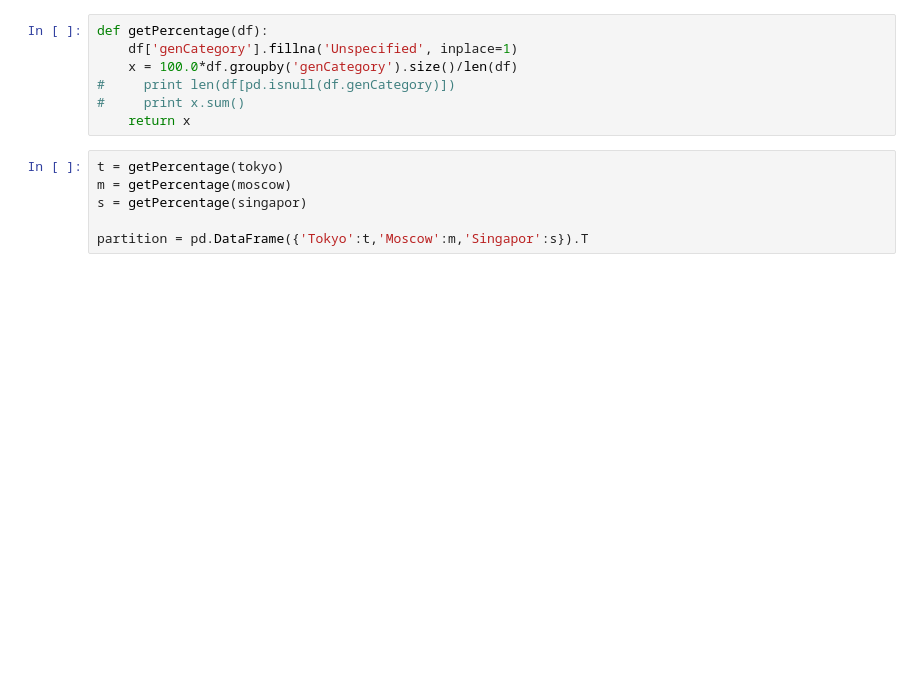
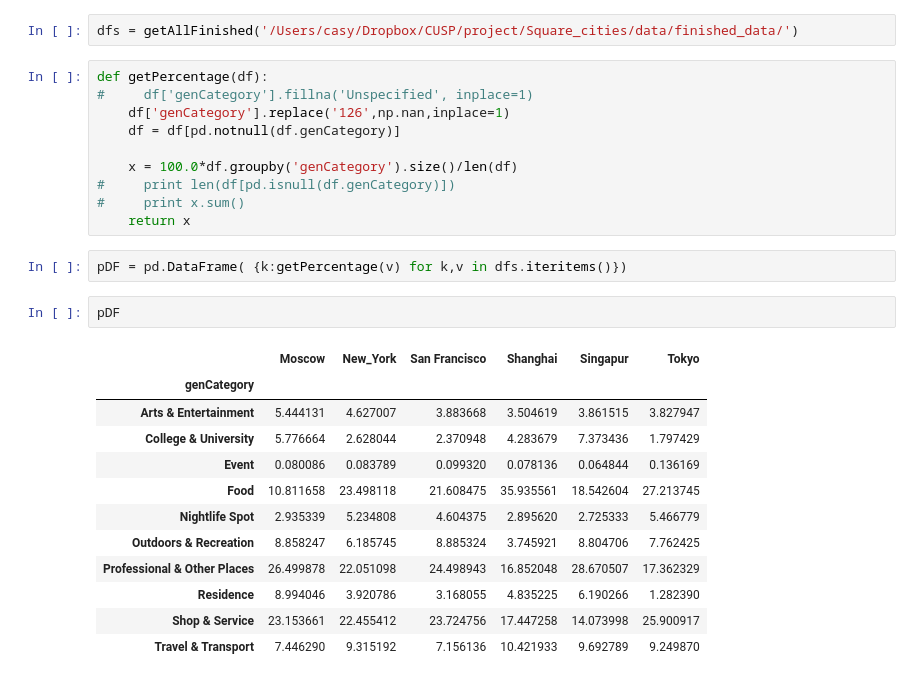
Before and after one commit to Elixeus/ads_project_shared_code, a Jupyter notebook: 4sq_Exploratory.ipynb, the cells around one changed output. Cells and saved outputs as stored; diff of their text form; blank space fills up the shorter version.

```diff
--- a/4sq_Exploratory.ipynb
+++ b/4sq_Exploratory.ipynb
@@ -27,14 +46,30 @@ moscow = pd.read_csv(moscow_path, index_col=0, encoding='utf8')[cols]
+# %%
+dfs = getAllFinished('/Users/casy/Dropbox/CUSP/project/Square_cities/data/finished_data/')
 # %%
 def getPercentage(df):
-    df['genCategory'].fillna('Unspecified', inplace=1)
+#     df['genCategory'].fillna('Unspecified', inplace=1)
+    df['genCategory'].replace('126',np.nan,inplace=1)
+    df = df[pd.notnull(df.genCategory)]
+
     x = 100.0*df.groupby('genCategory').size()/len(df)
 #     print len(df[pd.isnull(df.genCategory)])
 #     print x.sum()
     return x
-# %%
-t = getPercentage(tokyo)
-m = getPercentage(moscow)
-s = getPercentage(singapor)
-
-partition = pd.DataFrame({'Tokyo':t,'Moscow':m,'Singapor':s}).T
+# %%
+pDF = pd.DataFrame( {k:getPercentage(v) for k,v in dfs.iteritems()})
+# %%
+pDF
+# %% [output]
+|  | Moscow | New_York | San Francisco | Shanghai | Singapur | Tokyo |
+| genCategory |  |  |  |  |  |  |
+| Arts & Entertainment | 5.444131 | 4.627007 | 3.883668 | 3.504619 | 3.861515 | 3.827947 |
+| College & University | 5.776664 | 2.628044 | 2.370948 | 4.283679 | 7.373436 | 1.797429 |
+| Event | 0.080086 | 0.083789 | 0.099320 | 0.078136 | 0.064844 | 0.136169 |
+| Food | 10.811658 | 23.498118 | 21.608475 | 35.935561 | 18.542604 | 27.213745 |
+| Nightlife Spot | 2.935339 | 5.234808 | 4.604375 | 2.895620 | 2.725333 | 5.466779 |
+| Outdoors & Recreation | 8.858247 | 6.185745 | 8.885324 | 3.745921 | 8.804706 | 7.762425 |
+| Professional & Other Places | 26.499878 | 22.051098 | 24.498943 | 16.852048 | 28.670507 | 17.362329 |
+| Residence | 8.994046 | 3.920786 | 3.168055 | 4.835225 | 6.190266 | 1.282390 |
+| Shop & Service | 23.153661 | 22.455412 | 23.724756 | 17.447258 | 14.073998 | 25.900917 |
+| Travel & Transport | 7.446290 | 9.315192 | 7.156136 | 10.421933 | 9.692789 | 9.249870 |
 # %%
```
Also changed, not shown: parts of 4 cells of this notebook, 1 other file.
